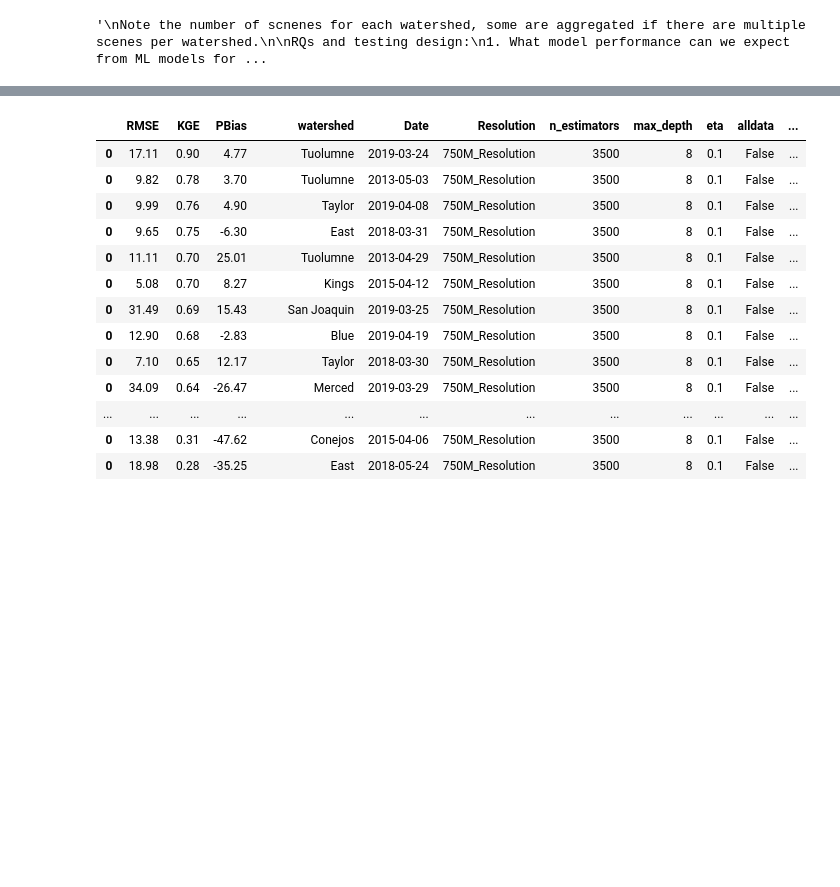
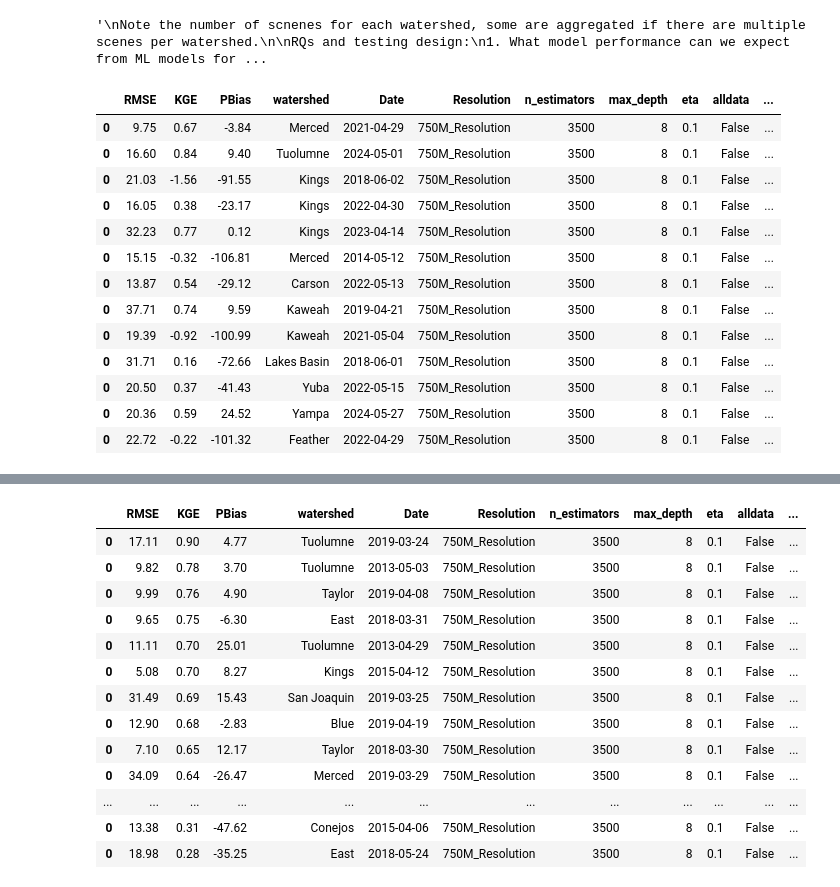
Before and after one commit to whitelightning450/SWEMLv2.0, a Jupyter notebook: Modeling/XGBoost_HOO_PredictwSeason.ipynb, the cells around one changed output, grey strips where cells are left out. Cells and saved outputs as stored; diff of their text form; code cells hidden in the pictures; blank space fills up the shorter version.

```diff
--- a/Modeling/XGBoost_HOO_PredictwSeason.ipynb
+++ b/Modeling/XGBoost_HOO_PredictwSeason.ipynb
@@ -60,6 +54,24 @@ How should we characterize model performance?
 '''
 # %% [output]
 '\nNote the number of scnenes for each watershed, some are aggregated if there are multiple scenes per watershed.\n\nRQs and testing design:\n1. What model performance can we expect from ML models for ...
+# %%
+PDF_SeenDuringSeason = pd.read_parquet(f"{HOME}/SWEMLv2.0/Predictions/Sturm_Seasonality_PrecipVIIRSGeoObsDFs/PDF_SeenDuringSeason.parquet")
+PDF_SeenDuringSeason
+# %% [output]
+|  | RMSE | KGE | PBias | watershed | Date | Resolution | n_estimators | max_depth | eta | alldata | ... |
+| 0 | 9.75 | 0.67 | -3.84 | Merced | 2021-04-29 | 750M_Resolution | 3500 | 8 | 0.1 | False | ... |
+| 0 | 16.60 | 0.84 | 9.40 | Tuolumne | 2024-05-01 | 750M_Resolution | 3500 | 8 | 0.1 | False | ... |
+| 0 | 21.03 | -1.56 | -91.55 | Kings | 2018-06-02 | 750M_Resolution | 3500 | 8 | 0.1 | False | ... |
+| 0 | 16.05 | 0.38 | -23.17 | Kings | 2022-04-30 | 750M_Resolution | 3500 | 8 | 0.1 | False | ... |
+| 0 | 32.23 | 0.77 | 0.12 | Kings | 2023-04-14 | 750M_Resolution | 3500 | 8 | 0.1 | False | ... |
+| 0 | 15.15 | -0.32 | -106.81 | Merced | 2014-05-12 | 750M_Resolution | 3500 | 8 | 0.1 | False | ... |
+| 0 | 13.87 | 0.54 | -29.12 | Carson | 2022-05-13 | 750M_Resolution | 3500 | 8 | 0.1 | False | ... |
+| 0 | 37.71 | 0.74 | 9.59 | Kaweah | 2019-04-21 | 750M_Resolution | 3500 | 8 | 0.1 | False | ... |
+| 0 | 19.39 | -0.92 | -100.99 | Kaweah | 2021-05-04 | 750M_Resolution | 3500 | 8 | 0.1 | False | ... |
+| 0 | 31.71 | 0.16 | -72.66 | Lakes Basin | 2018-06-01 | 750M_Resolution | 3500 | 8 | 0.1 | False | ... |
+| 0 | 20.50 | 0.37 | -41.43 | Yuba | 2022-05-15 | 750M_Resolution | 3500 | 8 | 0.1 | False | ... |
+| 0 | 20.36 | 0.59 | 24.52 | Yampa | 2024-05-27 | 750M_Resolution | 3500 | 8 | 0.1 | False | ... |
+| 0 | 22.72 | -0.22 | -101.32 | Feather | 2022-04-29 | 750M_Resolution | 3500 | 8 | 0.1 | False | ... |
 # %%
 date_basin = {
 #Sierras -  Tuolumne - 65 times
```
Also changed, not shown: parts of 2 cells of this notebook, 3 other files.
